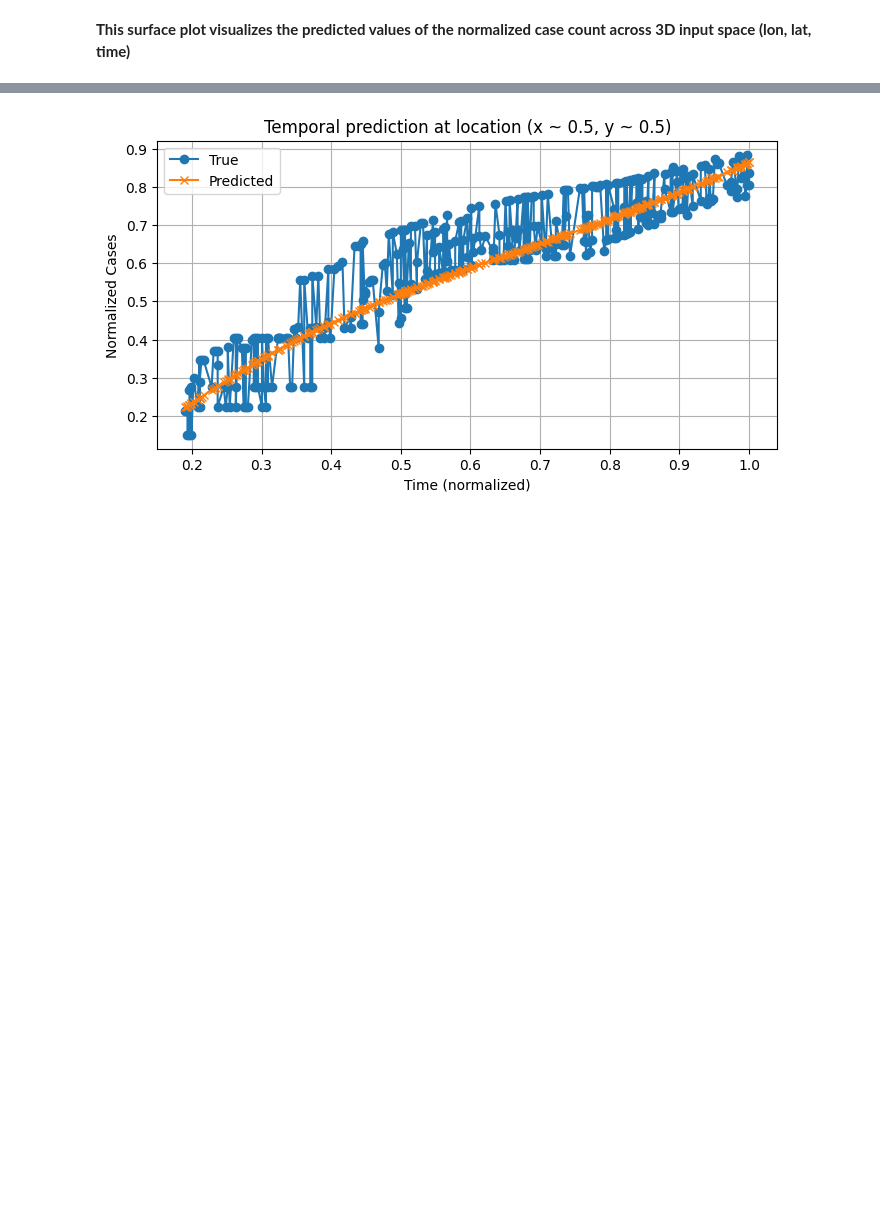
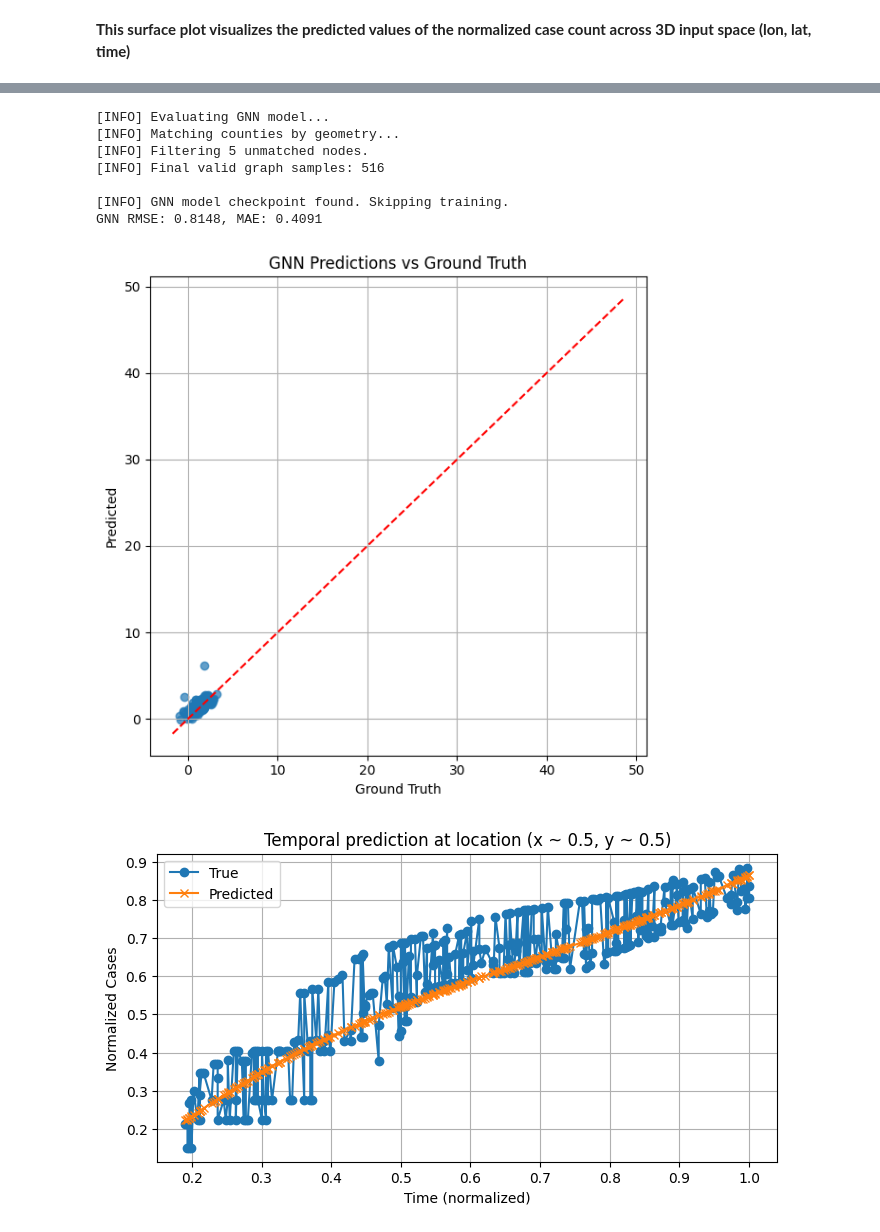
Before and after one commit to navidbahadoran/Summer-2025-DL-Project-PINN, a Jupyter notebook: evaluation.ipynb, the cells around one changed output, grey strips where cells are left out. Saved outputs shown, nothing was run; the diff lists cells and outputs as text; code cells hidden in the pictures; blank space fills up the shorter version.

```diff
--- a/evaluation.ipynb
+++ b/evaluation.ipynb
@@ -110,0 +120,54 @@ plot_prediction_surface(X_test, u_pred, title="Predicted u(x, y, t)")
+# %%
+# Evaluate GNN model
+print("\n[INFO] Evaluating GNN model...")
+device = torch.device(config["device"])
+data_path = config["gnn_dataset_path"]
+if os.path.exists(data_path):
+    # with safe_globals([Data]):
+    add_safe_globals([torch_geometric.data.data.DataEdgeAttr])
+
+    dataset, coords = torch.load(data_path, weights_only=False)
+        # dataset, coords = torch.load(data_path, weights_only=False)
+
+else:
+    dataset, coords = build_static_graph(
+        config["data_path"],
+        config["shape_file_path"]
+    )
+    torch.save((dataset, coords), data_path)
+
+split_idx = int(len(dataset) * config["train_test_split"])
+test_data = dataset[split_idx:]
+test_loader = DataLoader(test_data, batch_size=1, shuffle=False)
+
+gnn_model = GNNPredictor(in_dim=3, hidden_dim=64, out_dim=1).to(device)
+if not os.path.exists(config["gnn_model_path"]):
+    print("\n[INFO] GNN checkpoint not found. Training GNN model now...")
+    train_gnn()
+else:
+    print("\n[INFO] GNN model checkpoint found. Skipping training.")
+
+gnn_model.load_state_dict(torch.load(config["gnn_model_path"], map_location=device))
+gnn_model.eval()
+
+preds, targets = [], []
+with torch.no_grad():
+    for batch in test_loader:
+        batch = batch.to(device)
+        out = gnn_model(batch.x, batch.edge_index).squeeze()
+        preds.append(out.cpu().numpy())
+        targets.append(batch.y.cpu().numpy())
+preds = np.concatenate(preds)
+targets = np.concatenate(targets)
+metrics = compute_metrics(preds, targets)
+print(f"GNN RMSE: {metrics['rmse']:.4f}, MAE: {metrics['mae']:.4f}")
+plot_prediction_vs_truth(preds, targets)
+# %% [output]
+[INFO] Evaluating GNN model...
+[INFO] Matching counties by geometry...
+[INFO] Filtering 5 unmatched nodes.
+[INFO] Final valid graph samples: 516
+
+[INFO] GNN model checkpoint found. Skipping training.
+GNN RMSE: 0.8148, MAE: 0.4091
+[figure, added]
```
Also changed, not shown: parts of 21 cells of this notebook, 32 other files.
